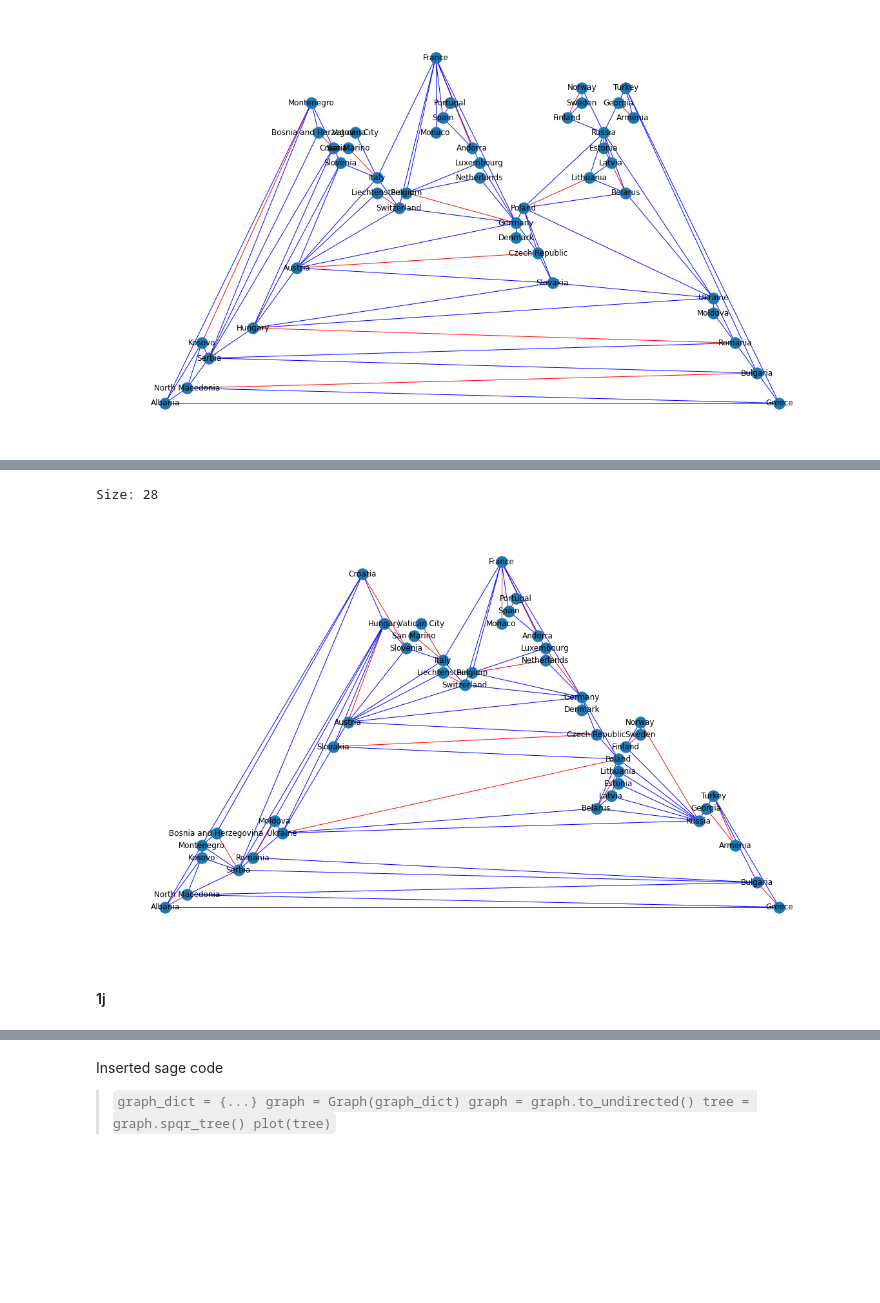
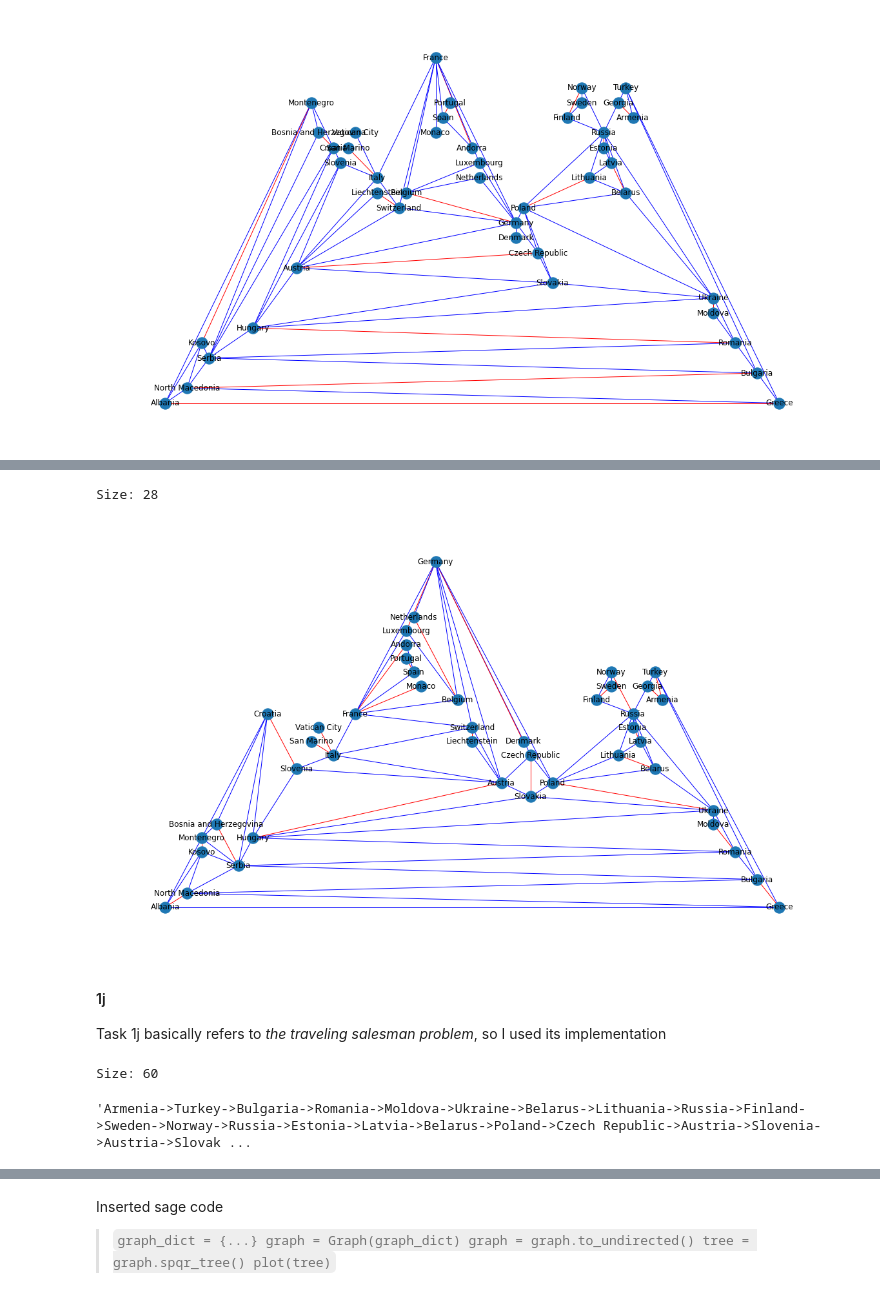
Before and after one commit to GoldenGarr/Graph-Theory-HW-5, a Jupyter notebook: hw5.ipynb, the cells around one changed output, grey strips where cells are left out. Cells and saved outputs as stored; diff of their text form; code cells hidden in the pictures; blank space fills up the shorter version.

```diff
--- a/hw5.ipynb
+++ b/hw5.ipynb
@@ -347,18 +302,28 @@ len(nx.maximal_matching(G)) * 2
 # %%
 minimum_edge_cover = list(nx.min_edge_cover(G))
 print('Size:', len(minimum_edge_cover))
+
+"""
+Correctly get edge color to display the colored graph
+"""
 temp = minimum_edge_cover.copy()
 for edge in temp:
     minimum_edge_cover.append((edge[1], edge[0]))
 
 edge_colors = ['red' if edge in minimum_edge_cover else 'blue' for edge in G.edges()]
 nx.draw_planar(G, edge_color=edge_colors, with_labels=True)
 # %% [output]
 Size: 28
-[figure, old version]
+[figure, new version]
 # %% [markdown]
 #### 1j
+Task 1j basically refers to *the traveling salesman problem*, so I used its implementation
 # %%
-nx.approximation.traveling_salesman_problem(G)
+vertex_path = nx.approximation.traveling_salesman_problem(G)
+print('Size:', len(vertex_path))
+'->'.join(vertex_path)
+# %% [output]
+Size: 60
+'Armenia->Turkey->Bulgaria->Romania->Moldova->Ukraine->Belarus->Lithuania->Russia->Finland->Sweden->Norway->Russia->Estonia->Latvia->Belarus->Poland->Czech Republic->Austria->Slovenia->Austria->Slovak ...
 # %% [markdown]
 #### 1k
```
Also changed, not shown: parts of 60 cells of this notebook.
